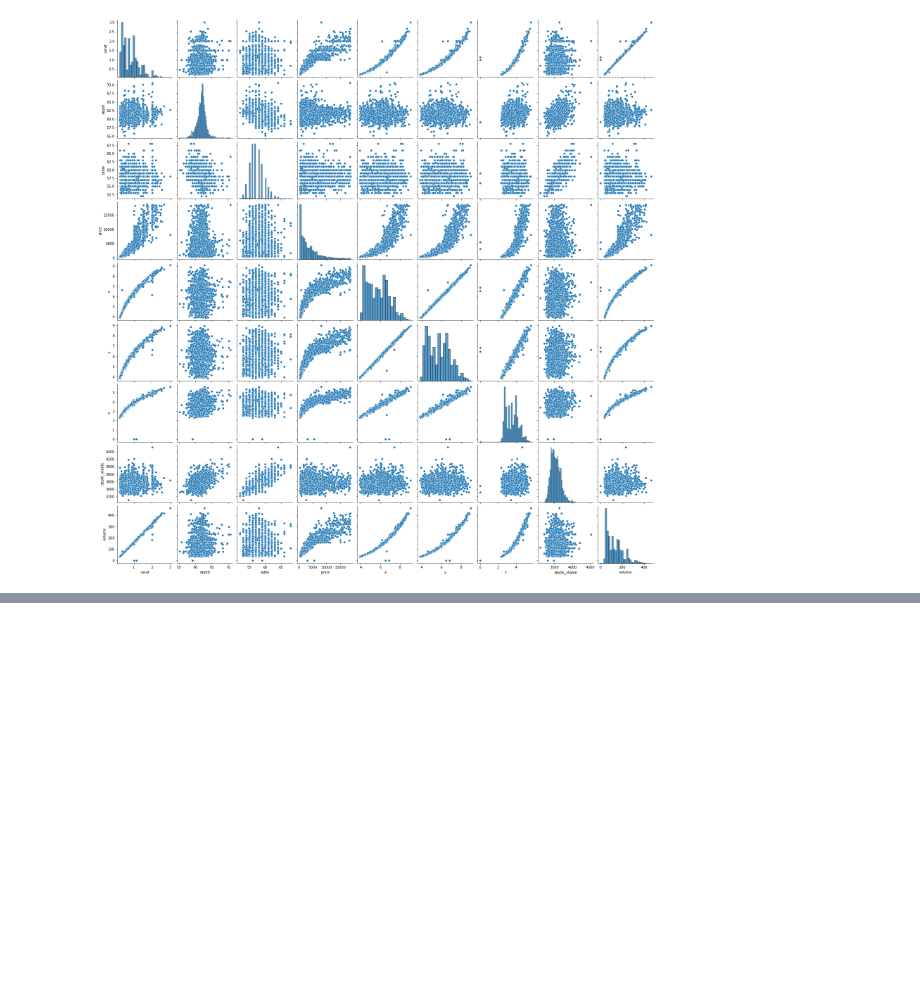
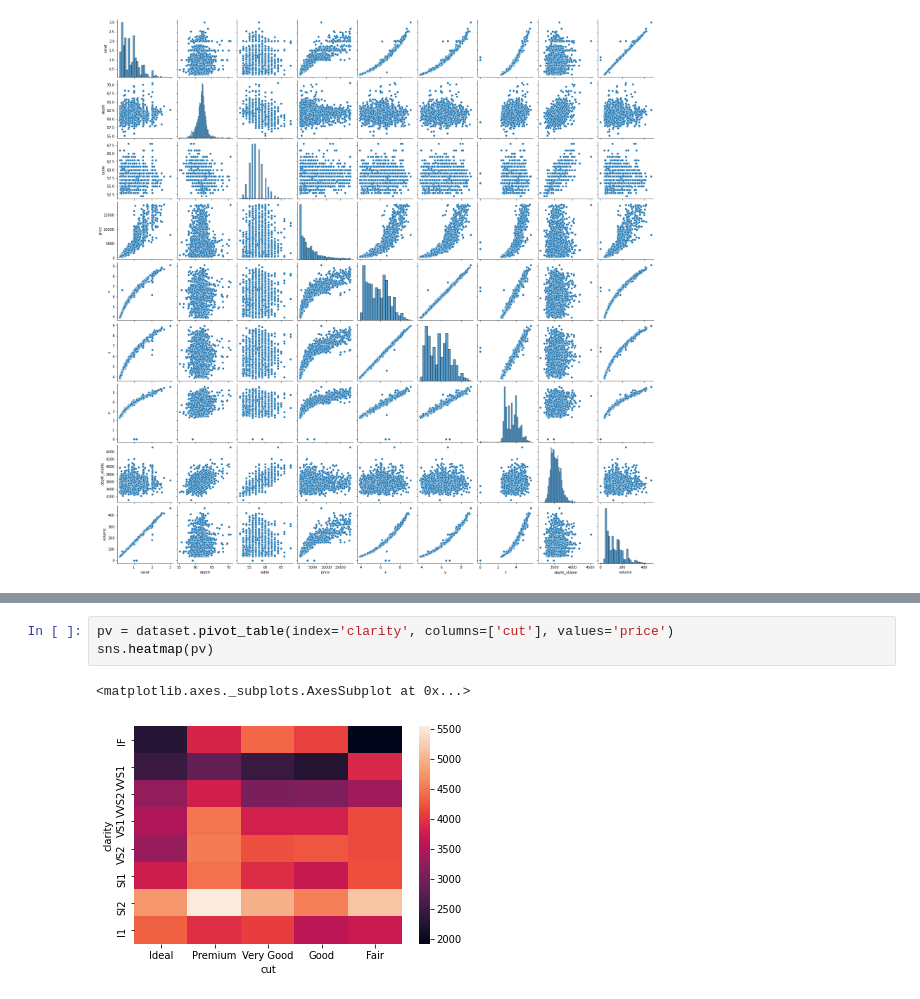
Before and after one commit to keerthi-sekar/google-sandbox-space-pirate-pandas, a Jupyter notebook: GoogleSandboxDataVizWorkshop.ipynb, the cells around one changed output, grey strips where cells are left out. Drawn from its saved outputs; the diff is of its cells as text; blank space fills up the shorter version.

```diff
--- a/GoogleSandboxDataVizWorkshop.ipynb
+++ b/GoogleSandboxDataVizWorkshop.ipynb
@@ -93,0 +113,6 @@ sns.pairplot(data=sample)
+# %%
+pv = dataset.pivot_table(index='clarity', columns=['cut'], values='price')
+sns.heatmap(pv)
+# %% [output]
+<matplotlib.axes._subplots.AxesSubplot at 0x...>
+[figure, added]
```
Also changed, not shown: parts of 3 cells of this notebook.
